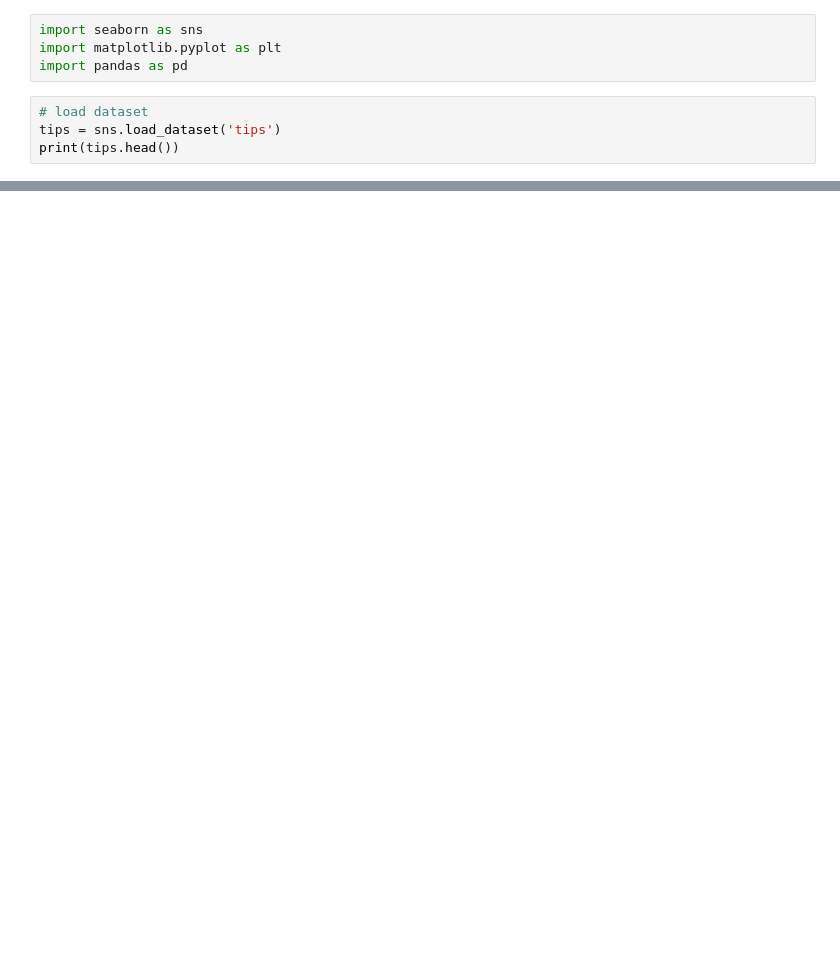
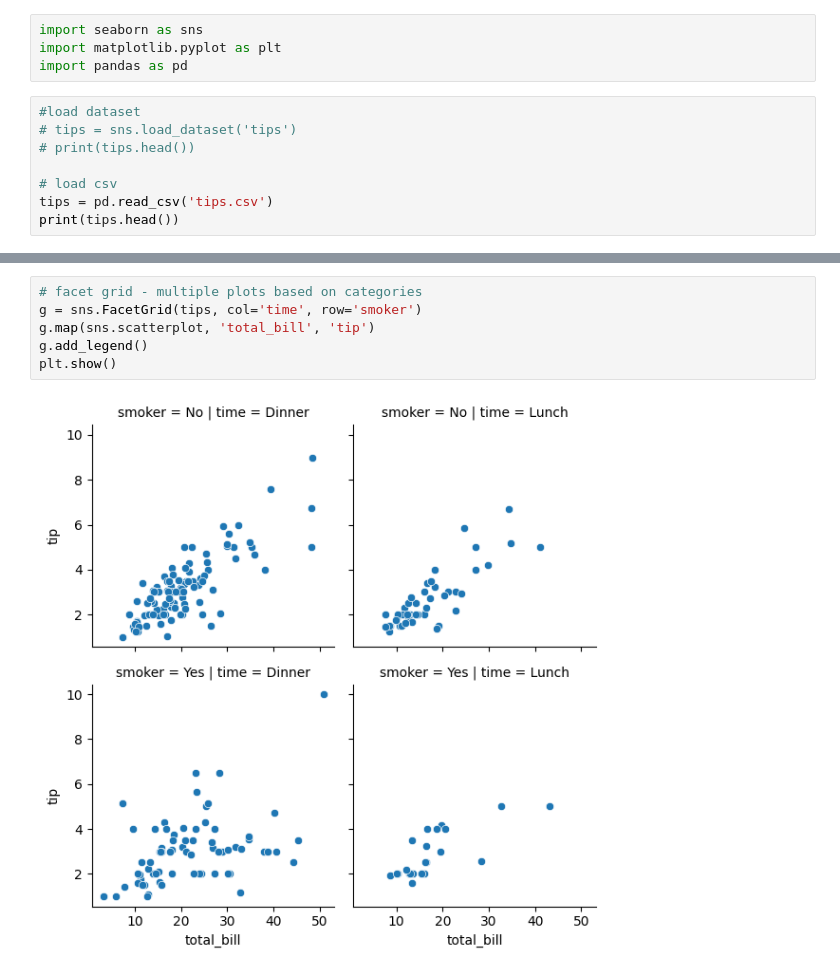
Before and after one commit to Pankaj-Str/Complete-Python-Mastery, a Jupyter notebook: 00 Lecture/lecture14/04 Nov 2025/seaborn_01.ipynb, the cells around one changed output, grey strips where cells are left out. Cells and saved outputs as stored; diff of their text form; blank space fills up the shorter version.

Commit message:
multiple plots based on categories

```diff
--- a/00 Lecture/lecture14/04 Nov 2025/seaborn_01.ipynb
+++ b/00 Lecture/lecture14/04 Nov 2025/seaborn_01.ipynb
@@ -26,6 +6,10 @@ import seaborn as sns
 import matplotlib.pyplot as plt
 import pandas as pd
 # %%
-# load dataset
-tips = sns.load_dataset('tips')
+#load dataset
+# tips = sns.load_dataset('tips')
+# print(tips.head())
+
+# load csv
+tips = pd.read_csv('tips.csv')
 print(tips.head())
@@ -33,0 +105,8 @@ URLError: <urlopen error [SSL: CERTIFICATE_VERIFY_FAILED] certificate verify fai
+# %%
+# facet grid - multiple plots based on categories
+g = sns.FacetGrid(tips, col='time', row='smoker')
+g.map(sns.scatterplot, 'total_bill', 'tip')
+g.add_legend()
+plt.show()
+# %% [output]
+[figure, added]
```
Also changed, not shown: parts of 15 cells of this notebook, 4 other files.
